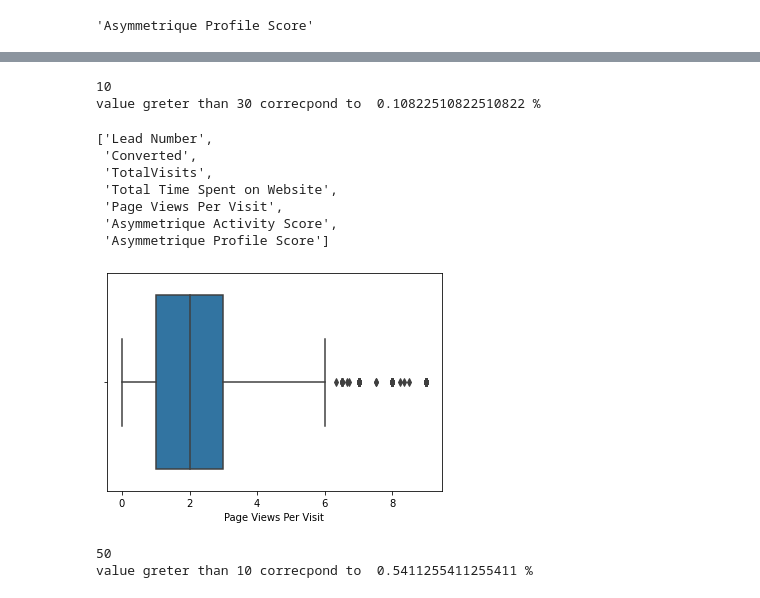
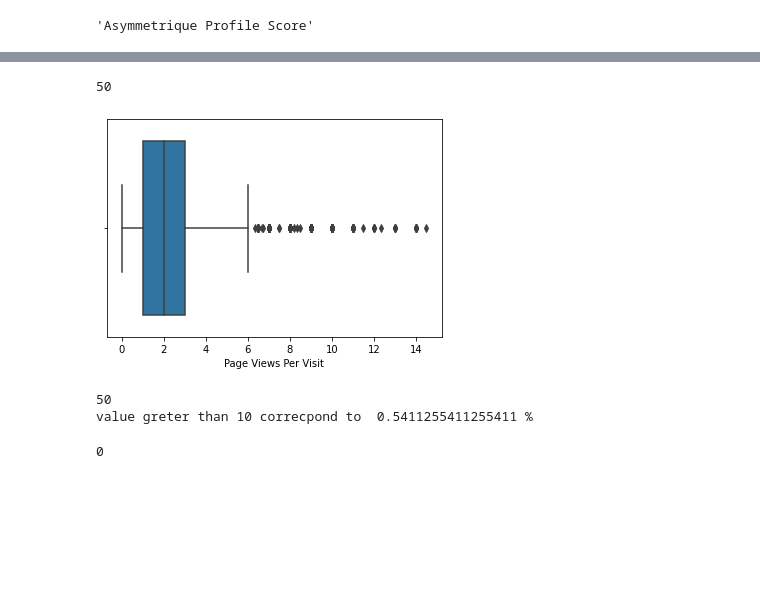
Before and after one commit to dhimanarya/Lead_Scoring_Case_Study, a Jupyter notebook: code file.ipynb, the cells around one changed output, grey strips where cells are left out. Cells and saved outputs as stored; diff of their text form; code cells hidden in the pictures; blank space fills up the shorter version.

Commit message:
All columns cleaned and imputed

```diff
--- a/code file.ipynb
+++ b/code file.ipynb
@@ -260,0 +723,3 @@ Cheking for outliers before imputing data
+# %%
+# lead quality is based on employee cant be used
+data.drop(columns='Lead Quality', inplace=True)
@@ -260,0 +758,6 @@ Cheking for outliers before imputing data
+# %%
+last_activity_col=['Email Marked Spam', 'Approached upfront', 'Resubscribed to emails',
+       'View in browser link Clicked', 'Form Submitted on Website',
+       'Email Received']
+for i in last_activity_col:
+    data['Last Notable Activity']=data['Last Notable Activity'].replace(i,'Other Notable actvity')
@@ -276,0 +842,5 @@ plt.show()
+# %%
+# there is visible oulire but on careful observation it is normal data
+# as very few counts are gerter than 30 might be some choosy people
+# imputing missing values with median values
+data['TotalVisits'].fillna(data['TotalVisits'].median(),inplace=True)
@@ -284,28 +863,10 @@ sns.boxplot(x=cap_totalvisit);
-# %%
-print(data[data['TotalVisits']>30]['TotalVisits'].count())
-print('value greter than 30 correcpond to ',(10/data.shape[0]*100),'%')
-# %% [output]
-10
-value greter than 30 correcpond to  0.10822510822510822 %
-# %%
-# as total visit greter than 30 is only 0.1 %
-# ans filling missing values with median
-data['TotalVisits']=data['TotalVisits'].fillna(data['TotalVisits'].median())
-# %%
-numerical_col
-# %% [output]
-['Lead Number',
- 'Converted',
- 'TotalVisits',
- 'Total Time Spent on Website',
- 'Page Views Per Visit',
- 'Asymmetrique Activity Score',
- 'Asymmetrique Profile Score']
 # %%
-cap_pagesviewed=data[data['Page Views Per Visit']<10]['Page Views Per Visit']
+cap_pagesviewed=data[data['Page Views Per Visit']<15]['Page Views Per Visit']
 sns.boxplot(x=cap_pagesviewed);
+print(data[data['Page Views Per Visit']>10]['Page Views Per Visit'].count())
 # %% [output]
+50
-[figure, old version]
+[figure, new version]
 # %%
 print(data[data['Page Views Per Visit']>10]['Page Views Per Visit'].count())
 print('value greter than 10 correcpond to ',(data[data['Page Views Per Visit']>10]['Page Views Per Visit'].count()/data.shape[0])*100,'%')
@@ -317,3 +878,6 @@ value greter than 10 correcpond to  0.5411255411255411 %
 # a lot of courses so not a outlier
 # imputing missing values
 data['Page Views Per Visit']=data['Page Views Per Visit'].fillna(data['Page Views Per Visit'].median())
+data['Page Views Per Visit'].isna().sum()
+# %% [output]
+0
```
Also changed, not shown: parts of 135 cells of this notebook.
